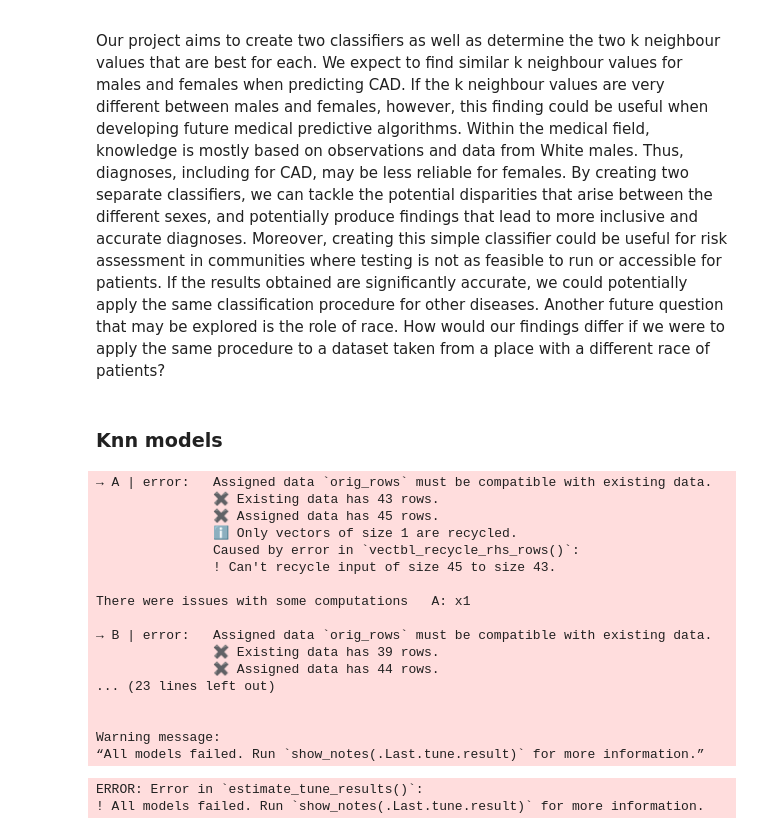
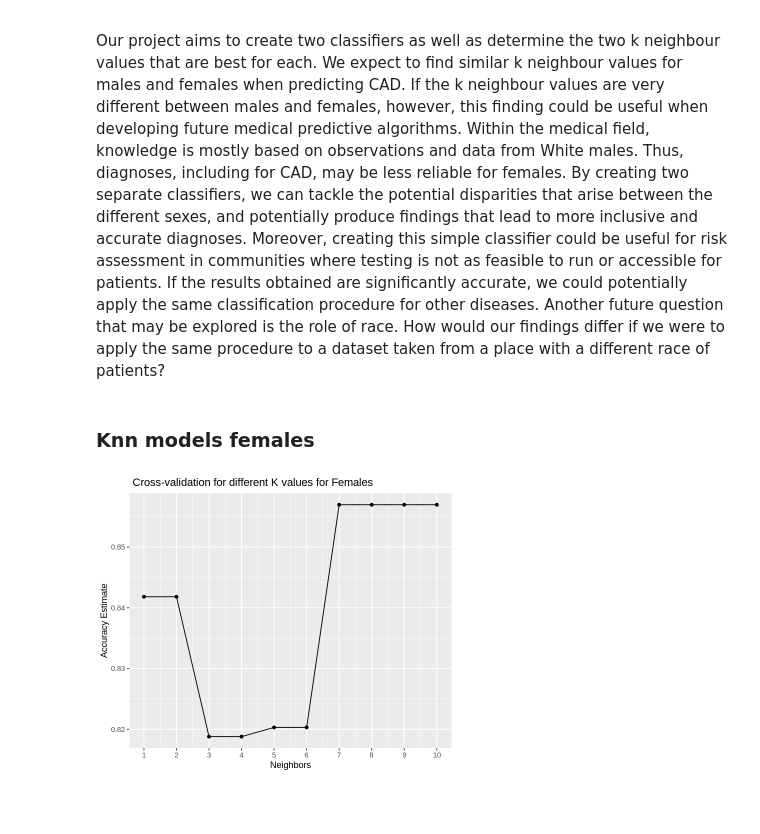
Before and after one commit to szulkifl/dsci-data-analysis-project-44, a Jupyter notebook: project_proposal.ipynb, the cells around one changed output. Drawn from its saved outputs; the diff is of its cells as text; code cells hidden in the pictures; blank space fills up the shorter version.

Commit message:
K values for females and male
found the best k values for all of them , have to do the impute mean
for both models the best k values is 7!

```diff
--- a/project_proposal.ipynb
+++ b/project_proposal.ipynb
@@ -361,56 +361,50 @@ Our project aims to create two classifiers as well as determine the two k neighb
 If the k neighbour values are very different between males and females, however, this finding could be useful when developing future medical  predictive algorithms. Within the medical field, knowledge is mostly based on observations and data from White males. Thus, diagnoses, including for CAD, may be less reliable for females. By creating two separate classifiers, we can tackle the potential disparities that arise between the different sexes, and potentially produce findings that lead to more inclusive and accurate diagnoses. Moreover,  creating this simple classifier could be useful for risk assessment in communities where testing is not as feasible to run or accessible for patients.
 If the results obtained are significantly accurate, we could potentially apply the same classification procedure for other diseases. Another future question that may be explored is the role of race. How would our findings differ if we were to apply the same procedure to a dataset taken from a place with a different race of patients?
 # %% [markdown]
-### Knn models
+### Knn models females
 # %%
 set.seed(127)
+library(kknn)
 
 options(repr.plot.height = 5, repr.plot.width = 6)
-library(kknn)
 
-recipe <- recipe(num~. , data = hungarian_data_train)
+train_female <- hungarian_data_train |>
+filter ( sex == "Female")|>
+filter ( chol != "NA")|>
+filter ( thalac != "NA")|>
+filter ( trestbps != "NA")
 
-vfold <- vfold_cv(hungarian_data_train, v = 5, strata = num)
+
+recipe_female <- recipe(num ~ age + trestbps + chol+ thalac + oldpeak , data = train_female)|>
+step_scale()|>
+step_center()
+
+vfold <- vfold_cv(train_female, v = 5, strata = num)
 
 model <- nearest_neighbor (weight_func ="rectangular", neighbors = tune())|>
                                 set_engine ("kknn")|>
                                 set_mode ("classification")
 
-values <- tibble(neighbors = seq(from=1, to =30 , by =1))
+values <- tibble(neighbors = seq(from=1, to = 10 , by =1))
 
-knn_results <- workflow() |>
-     add_recipe(recipe) |>
+knn_female <- workflow() |>
+     add_recipe(recipe_female) |>
      add_model(model) |>
        tune_grid(resamples = vfold, grid = values) |>
        collect_metrics()
 
-accuracies <- knn_results |>
+accuracy_female<- knn_female |>
       filter(.metric == "accuracy")
 
-neighbours_plot <- ggplot(accuracies, aes(x = neighbors, y = mean))+
+
+cross_val_females <- ggplot(accuracy_female, aes(x = neighbors, y = mean))+
            geom_point() +
            geom_line() +
            labs(x = "Neighbors", y = "Accuracy Estimate") +
-            ggtitle ("Cross-validation for different K values")
+            ggtitle (" Cross-validation for different K values for Females")+
+scale_x_continuous(breaks = 1:10)
 
-neighbours_plot
+
+cross_val_females
 # %% [output]
-→ A | error:   Assigned data `orig_rows` must be compatible with existing data.
-               ✖ Existing data has 43 rows.
-               ✖ Assigned data has 45 rows.
-               ℹ Only vectors of size 1 are recycled.
-               Caused by error in `vectbl_recycle_rhs_rows()`:
-               ! Can't recycle input of size 45 to size 43.
-
-There were issues with some computations   A: x1
-
-→ B | error:   Assigned data `orig_rows` must be compatible with existing data.
-               ✖ Existing data has 39 rows.
-               ✖ Assigned data has 44 rows.
-... (23 lines left out)
-
-
-Warning message:
-“All models failed. Run `show_notes(.Last.tune.result)` for more information.”
-ERROR: Error in `estimate_tune_results()`:
-! All models failed. Run `show_notes(.Last.tune.result)` for more information.
+[figure, added]
```
Also changed, not shown: parts of 2 cells of this notebook.
